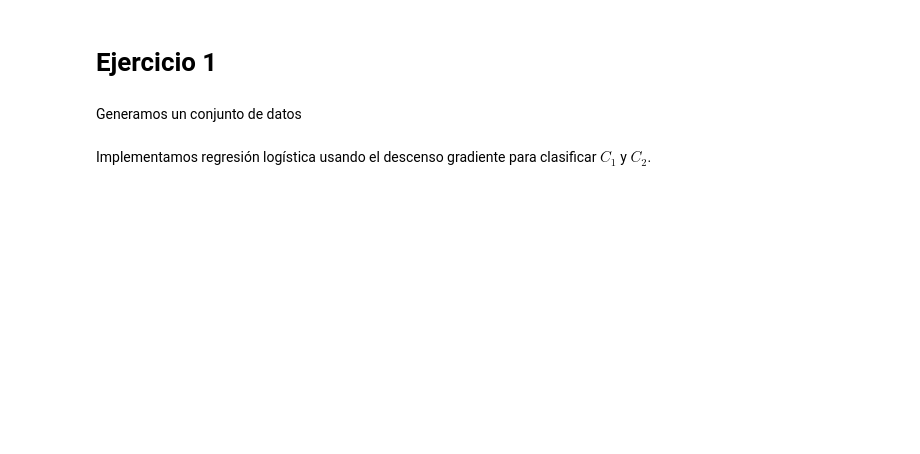
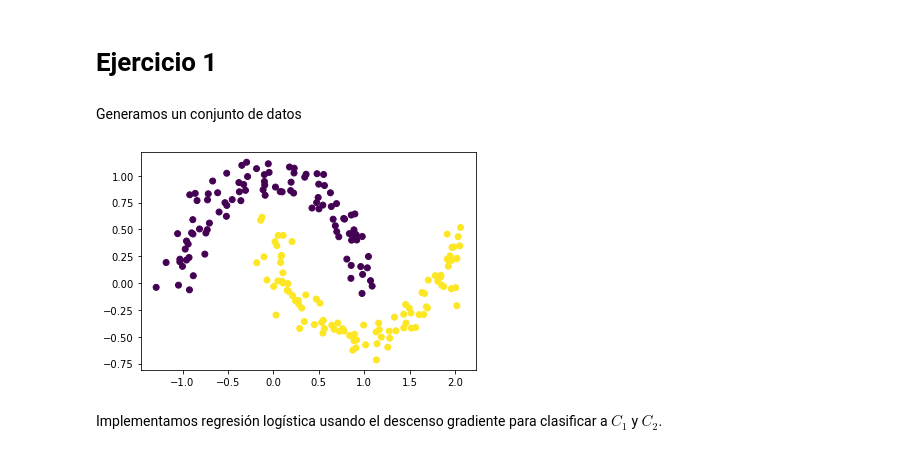
Before and after one commit to taniarubi/redes-neuronales, a Jupyter notebook: tareas/tarea2/src/ejercicio1.ipynb, the cells around one changed output. Cells and saved outputs as stored; diff of their text form; code cells hidden in the pictures; blank space fills up the shorter version.

```diff
--- a/tareas/tarea2/src/ejercicio1.ipynb
+++ b/tareas/tarea2/src/ejercicio1.ipynb
@@ -5,8 +5,11 @@
 # %%
 from sklearn.datasets import make_moons
 import matplotlib.pyplot as plt
 
 C1, C2 = make_moons(random_state = 123, n_samples=200, noise=0.1)
-plt.scatter(C1[:,0], C1[:,1], c=C2); plt.show()
+plt.scatter(C1[:,0], C1[:,1], c = C2)
+plt.show()
+# %% [output]
+[figure, added]
 # %% [markdown]
-Implementamos regresión logística usando el descenso gradiente  para clasificar $C_1$ y $C_2$.
+Implementamos regresión logística usando el descenso gradiente  para clasificar a $C_1$ y $C_2$.
```
Also changed, not shown: parts of 8 cells of this notebook, 1 other file.
